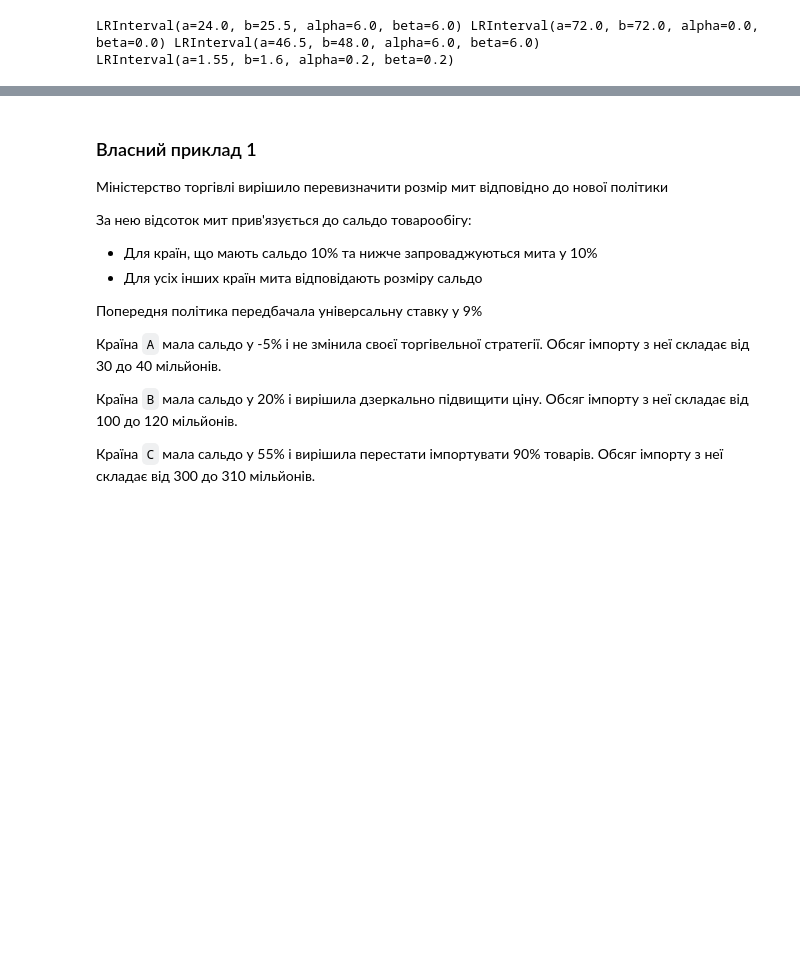
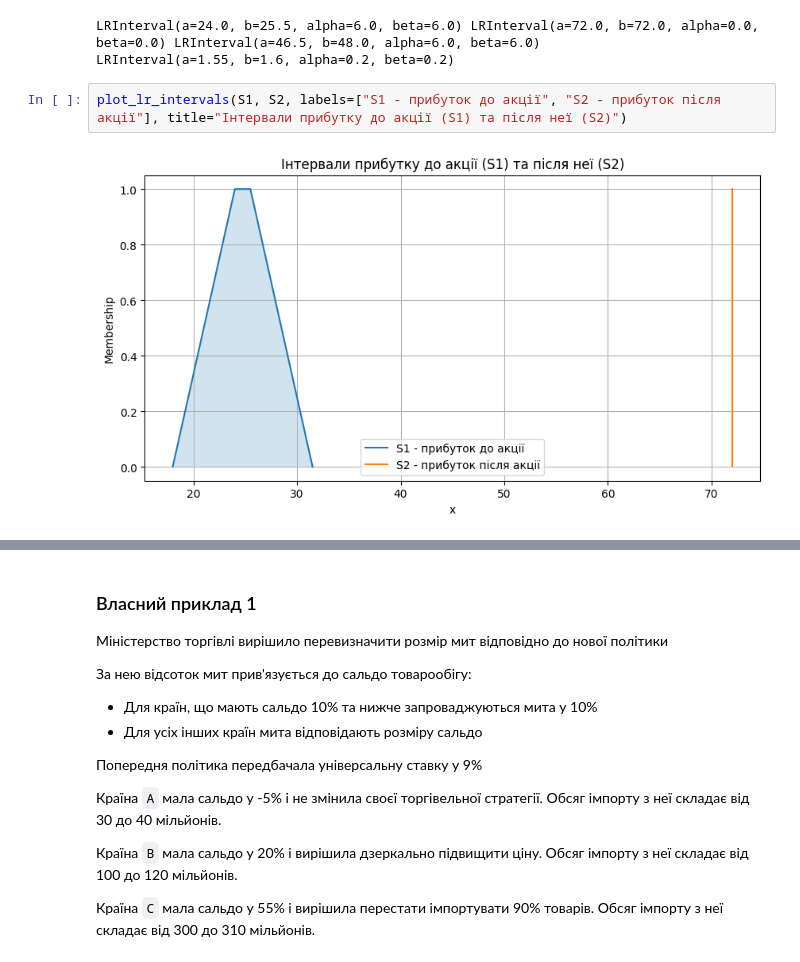
Before and after one commit to volodymyrkir/fuzzy_models_and_processing, a Jupyter notebook: lab_3/lab_3.ipynb, the cells around one changed output, grey strips where cells are left out. Drawn from its saved outputs; the diff is of its cells as text; blank space fills up the shorter version.

```diff
--- a/lab_3/lab_3.ipynb
+++ b/lab_3/lab_3.ipynb
@@ -95,3 +124,7 @@ print(E)
 # %% [output]
 LRInterval(a=24.0, b=25.5, alpha=6.0, beta=6.0) LRInterval(a=72.0, b=72.0, alpha=0.0, beta=0.0) LRInterval(a=46.5, b=48.0, alpha=6.0, beta=6.0)
 LRInterval(a=1.55, b=1.6, alpha=0.2, beta=0.2)
+# %%
+plot_lr_intervals(S1, S2, labels=["S1 - прибуток до акції", "S2 - прибуток після акції"], title="Інтервали прибутку до акції (S1) та після неї (S2)")
+# %% [output]
+[figure, added]
```
Also changed, not shown: parts of 13 cells of this notebook.
